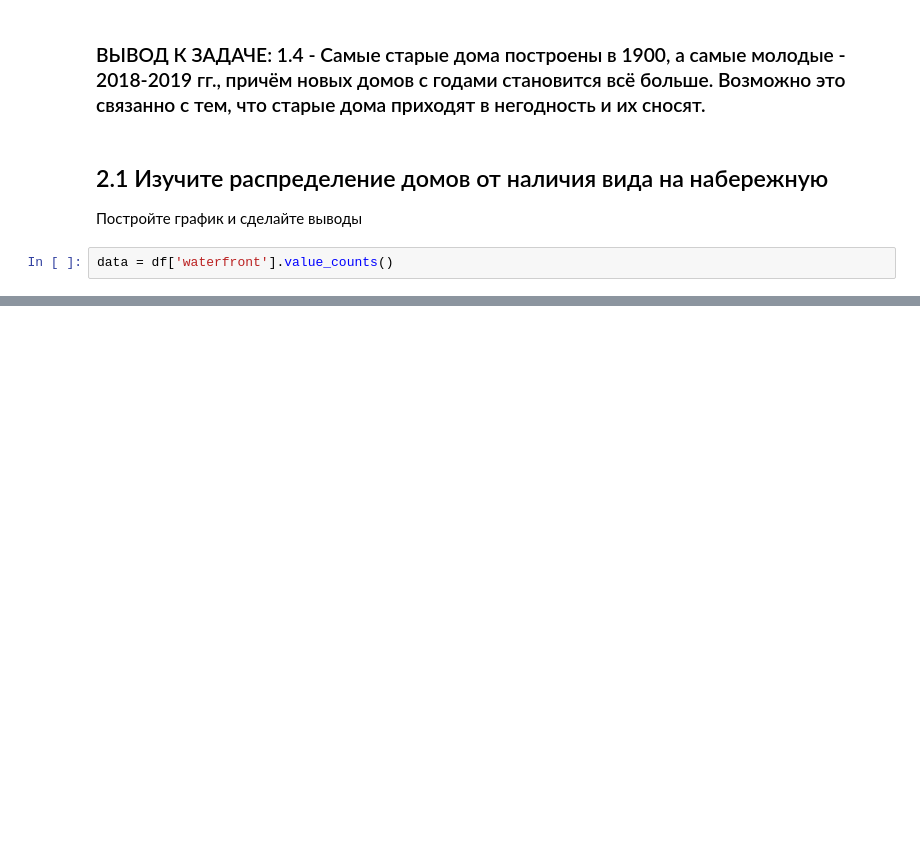
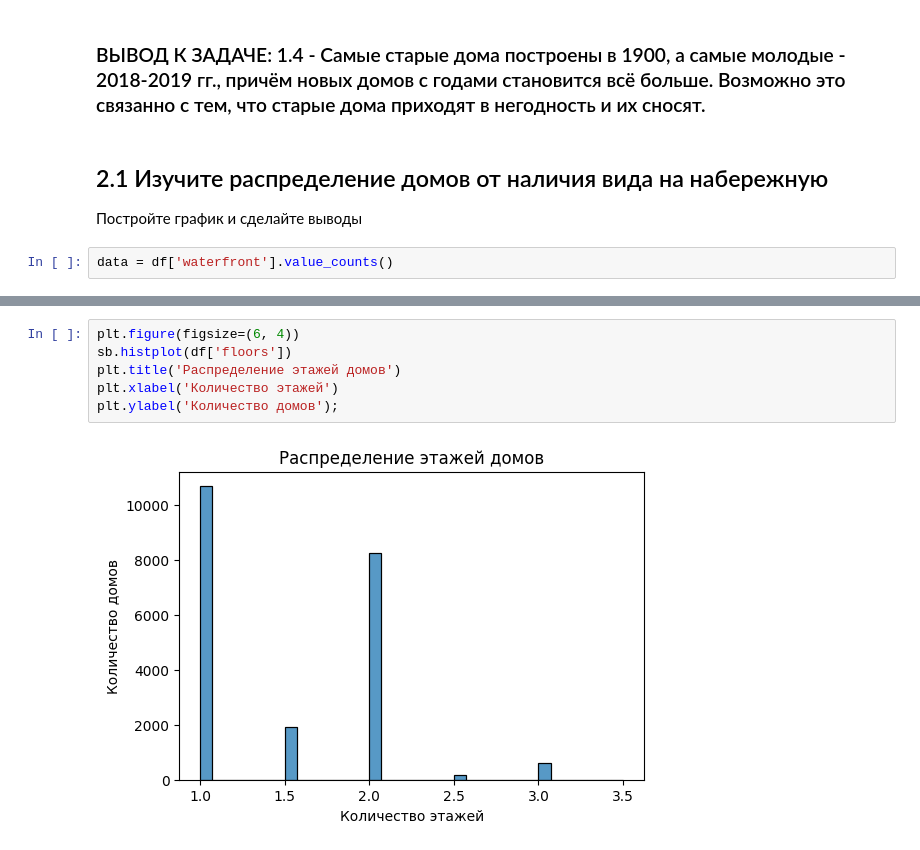
Before and after one commit to StanislavLukovskiy/HW_4Analytics, a Jupyter notebook: HW_4.ipynb, the cells around one changed output, grey strips where cells are left out. Saved outputs shown, nothing was run; the diff lists cells and outputs as text; blank space fills up the shorter version.

```diff
--- a/HW_4.ipynb
+++ b/HW_4.ipynb
@@ -139,2 +164,10 @@ data = df['waterfront'].value_counts()
+# %%
+plt.figure(figsize=(6, 4))
+sb.histplot(df['floors'])
+plt.title('Распределение этажей домов')
+plt.xlabel('Количество этажей')
+plt.ylabel('Количество домов');
+# %% [output]
+[figure, added]
 # %%
 plt.figure(figsize=(6, 4))
```
Also changed, not shown: parts of 13 cells of this notebook.
